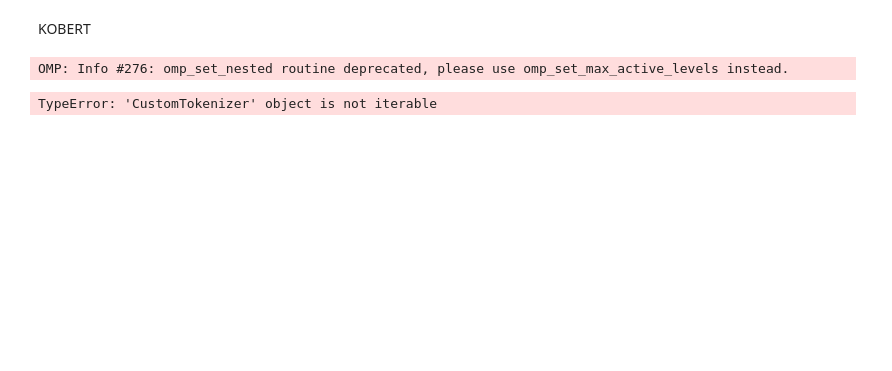
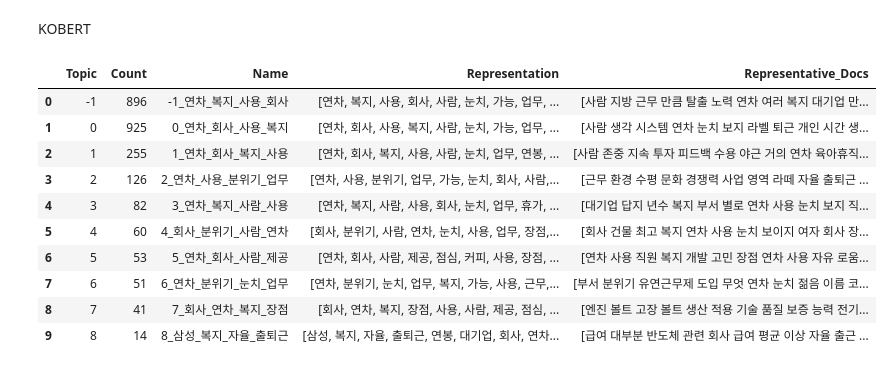
Before and after one commit to Sue-HyeongLee/SCAICO_turnover_rate, a Jupyter notebook: text_preprocessing_BERT.ipynb, the cells around one changed output. Cells and saved outputs as stored; diff of their text form; code cells hidden in the pictures; blank space fills up the shorter version.

Commit message:
bert model learning

```diff
--- a/text_preprocessing_BERT.ipynb
+++ b/text_preprocessing_BERT.ipynb
@@ -60,3 +74,9 @@ df['dadv'] = [repeat_normalize(dadv,num_repeats=2) for dadv in df['dadv']]
+# %%
+df['adv'] = [my_tokenizer(adv) for adv in df['adv']]
+df['dadv'] = [my_tokenizer(dadv) for dadv in df['dadv']]
+# %%
+df['adv'] = [' '.join(adv) for adv in df['adv']]
+df['dadv'] = [' '.join(dadv) for dadv in df['dadv']]
 # %% [markdown]
 KOBERT
 # %%
@@ -78,11 +87,22 @@ vectorizer = CountVectorizer(tokenizer=CustomTokenizer, max_features=3000)
 # %%
-model = BERTopic(embedding_model="sentence-transformers/xlm-r-100langs-bert-base-nli-stsb-mean-tokens", \
-                 vectorizer_model=vectorizer,
-                 nr_topics=50,
-                 top_n_words=10,
-                 calculate_probabilities=True)
+topic_adv_model = BERTopic(embedding_model="sentence-transformers/xlm-r-100langs-bert-base-nli-stsb-mean-tokens",
+                           nr_topics=10,
+                           top_n_words=10,
+                           calculate_probabilities=True
+                           )
 # %%
-topics, probs = model.fit_transform(df.adv)
+topics, probs = topic_adv_model.fit_transform(df['adv'].to_list())
-# %% [output]
-OMP: Info #276: omp_set_nested routine deprecated, please use omp_set_max_active_levels instead.
-TypeError: 'CustomTokenizer' object is not iterable
+# %%
+topic_adv_model.get_topic_info()
+# %% [output]
+|  | Topic | Count | Name | Representation | Representative_Docs |
+| 0 | -1 | 896 | -1_연차_복지_사용_회사 | [연차, 복지, 사용, 회사, 사람, 눈치, 가능, 업무, ... | [사람 지방 근무 만큼 탈출 노력 연차 여러 복지 대기업 만... |
+| 1 | 0 | 925 | 0_연차_회사_사용_복지 | [연차, 회사, 사용, 복지, 사람, 눈치, 가능, 업무, ... | [사람 생각 시스템 연차 눈치 보지 라벨 퇴근 개인 시간 생... |
+| 2 | 1 | 255 | 1_연차_회사_복지_사용 | [연차, 회사, 복지, 사용, 사람, 눈치, 업무, 연봉, ... | [사람 존중 지속 투자 피드백 수용 야근 거의 연차 육아휴직... |
+| 3 | 2 | 126 | 2_연차_사용_분위기_업무 | [연차, 사용, 분위기, 업무, 가능, 눈치, 회사, 사람,... | [근무 환경 수평 문화 경쟁력 사업 영역 라떼 자율 출퇴근 ... |
+| 4 | 3 | 82 | 3_연차_복지_사람_사용 | [연차, 복지, 사람, 사용, 회사, 눈치, 업무, 휴가, ... | [대기업 답지 년수 복지 부서 별로 연차 사용 눈치 보지 직... |
+| 5 | 4 | 60 | 4_회사_분위기_사람_연차 | [회사, 분위기, 사람, 연차, 눈치, 사용, 업무, 장점,... | [회사 건물 최고 복지 연차 사용 눈치 보이지 여자 회사 장... |
+| 6 | 5 | 53 | 5_연차_회사_사람_제공 | [연차, 회사, 사람, 제공, 점심, 커피, 사용, 장점, ... | [연차 사용 직원 복지 개발 고민 장점 연차 사용 자유 로움... |
+| 7 | 6 | 51 | 6_연차_분위기_눈치_업무 | [연차, 분위기, 눈치, 업무, 복지, 가능, 사용, 근무,... | [부서 분위기 유연근무제 도입 무엇 연차 눈치 젊음 이름 코... |
+| 8 | 7 | 41 | 7_회사_연차_복지_장점 | [회사, 연차, 복지, 장점, 사용, 사람, 제공, 점심, ... | [엔진 볼트 고장 볼트 생산 적용 기술 품질 보증 능력 전기... |
+| 9 | 8 | 14 | 8_삼성_복지_자율_출퇴근 | [삼성, 복지, 자율, 출퇴근, 연봉, 대기업, 회사, 연차... | [급여 대부분 반도체 관련 회사 급여 평균 이상 자율 출근 ... |
```
Also changed, not shown: parts of 9 cells of this notebook.
